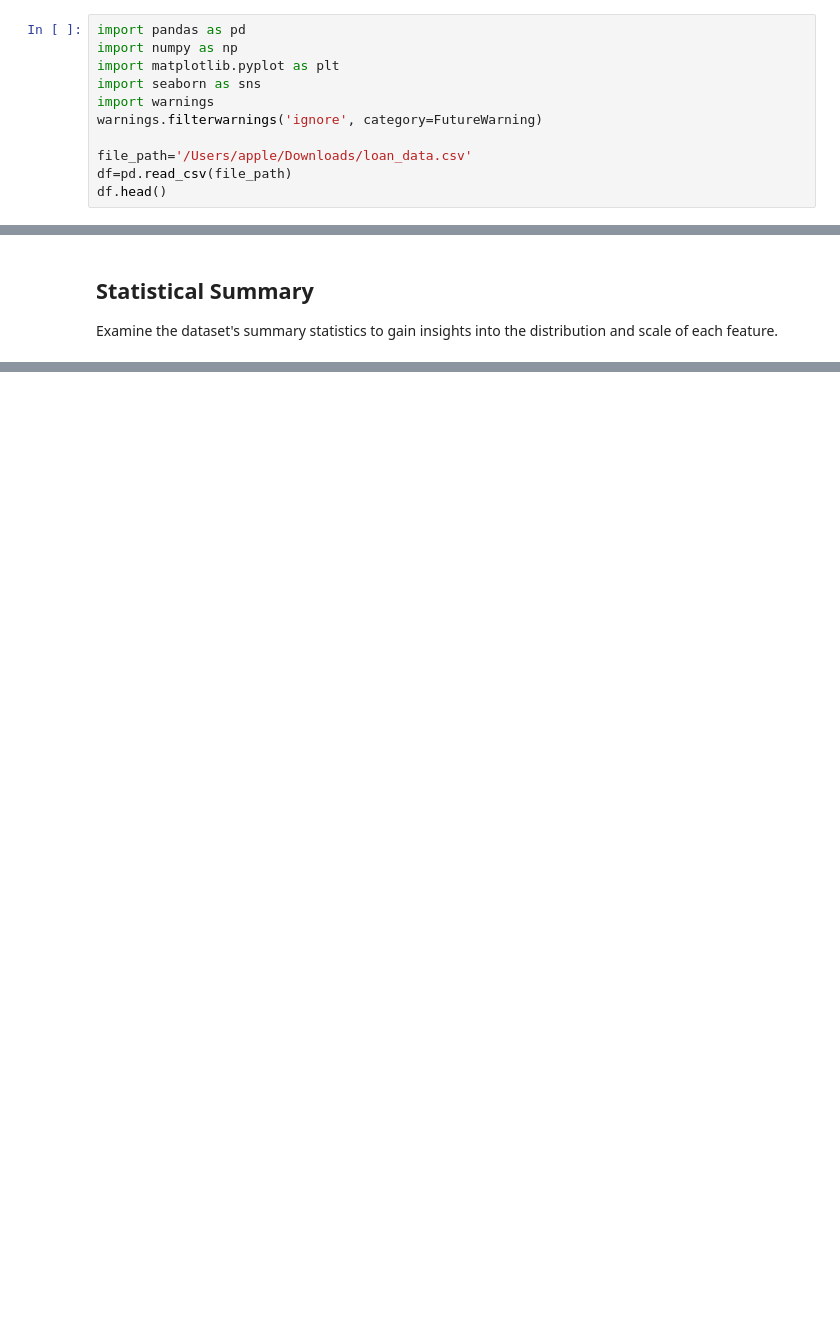
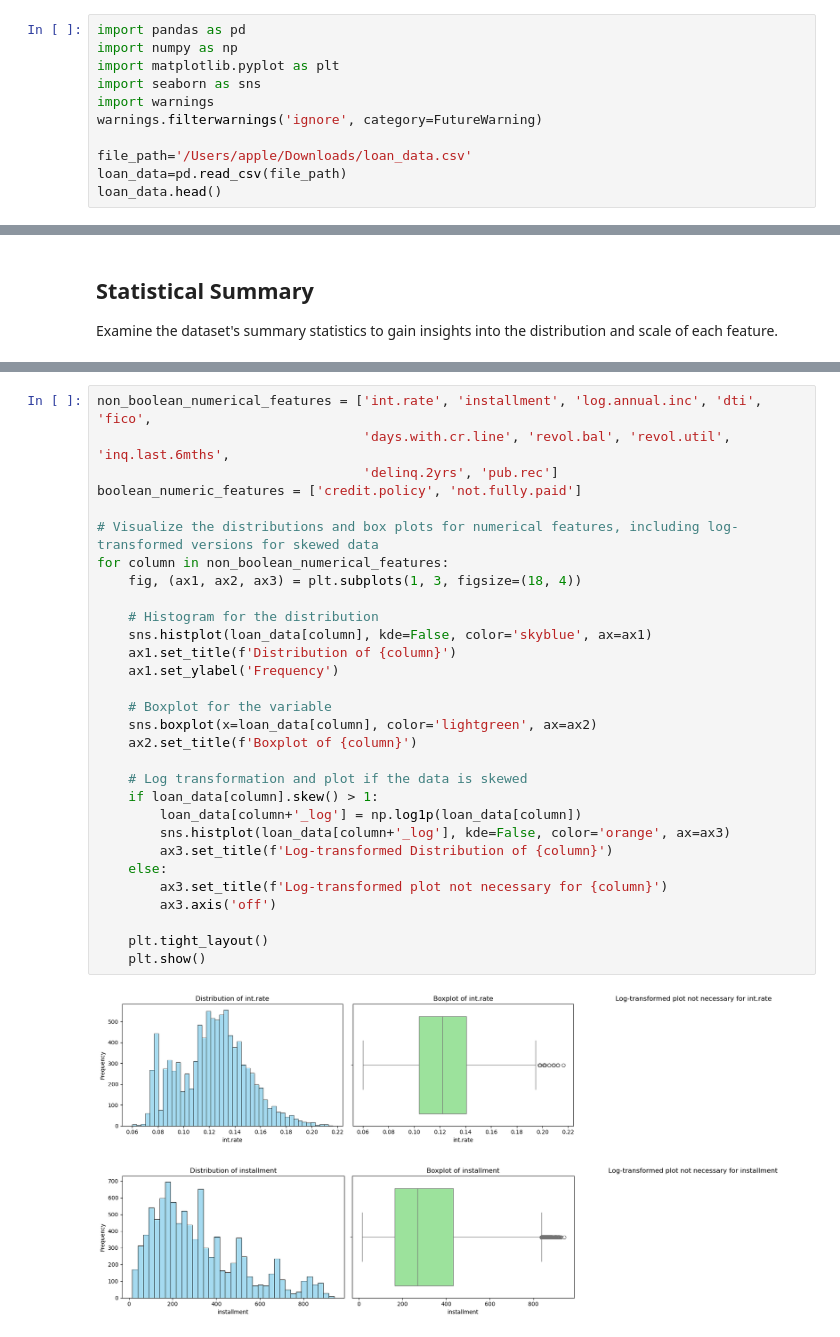
Before and after one commit to kishu20112002/Loan-EDA-project, a Jupyter notebook: loan project.ipynb, the cells around one changed output, grey strips where cells are left out. Saved outputs shown, nothing was run; the diff lists cells and outputs as text; blank space fills up the shorter version.

```diff
--- a/loan project.ipynb
+++ b/loan project.ipynb
@@ -77,8 +77,8 @@ import warnings
 warnings.filterwarnings('ignore', category=FutureWarning)
 
 file_path='/Users/apple/Downloads/loan_data.csv'
-df=pd.read_csv(file_path)
-df.head()
+loan_data=pd.read_csv(file_path)
+loan_data.head()
 # %% [output]
 |  | credit.policy | purpose | int.rate | installment | log.annual.inc | dti | fico | days.with.cr.line | ... |
 | 0 | 1 | debt_consolidation | 0.1189 | 829.10 | 11.350407 | 19.48 | 737 | 5639.958333 | ... |
@@ -145,0 +206,33 @@ Examine the dataset's summary statistics to gain insights into the distribution
+# %%
+non_boolean_numerical_features = ['int.rate', 'installment', 'log.annual.inc', 'dti', 'fico',
+                                  'days.with.cr.line', 'revol.bal', 'revol.util', 'inq.last.6mths',
+                                  'delinq.2yrs', 'pub.rec']
+boolean_numeric_features = ['credit.policy', 'not.fully.paid']
+
+# Visualize the distributions and box plots for numerical features, including log-transformed versions for skewed data
+for column in non_boolean_numerical_features:
+    fig, (ax1, ax2, ax3) = plt.subplots(1, 3, figsize=(18, 4))
+
+    # Histogram for the distribution
+    sns.histplot(loan_data[column], kde=False, color='skyblue', ax=ax1)
+    ax1.set_title(f'Distribution of {column}')
+    ax1.set_ylabel('Frequency')
+
+    # Boxplot for the variable
+    sns.boxplot(x=loan_data[column], color='lightgreen', ax=ax2)
+    ax2.set_title(f'Boxplot of {column}')
+
+    # Log transformation and plot if the data is skewed
+    if loan_data[column].skew() > 1:
+        loan_data[column+'_log'] = np.log1p(loan_data[column])
+        sns.histplot(loan_data[column+'_log'], kde=False, color='orange', ax=ax3)
+        ax3.set_title(f'Log-transformed Distribution of {column}')
+    else:
+        ax3.set_title(f'Log-transformed plot not necessary for {column}')
+        ax3.axis('off')
+
+    plt.tight_layout()
+    plt.show()
+# %% [output]
+[figure, added]
+[figure, added]
```
Also changed, not shown: parts of 18 cells of this notebook.
